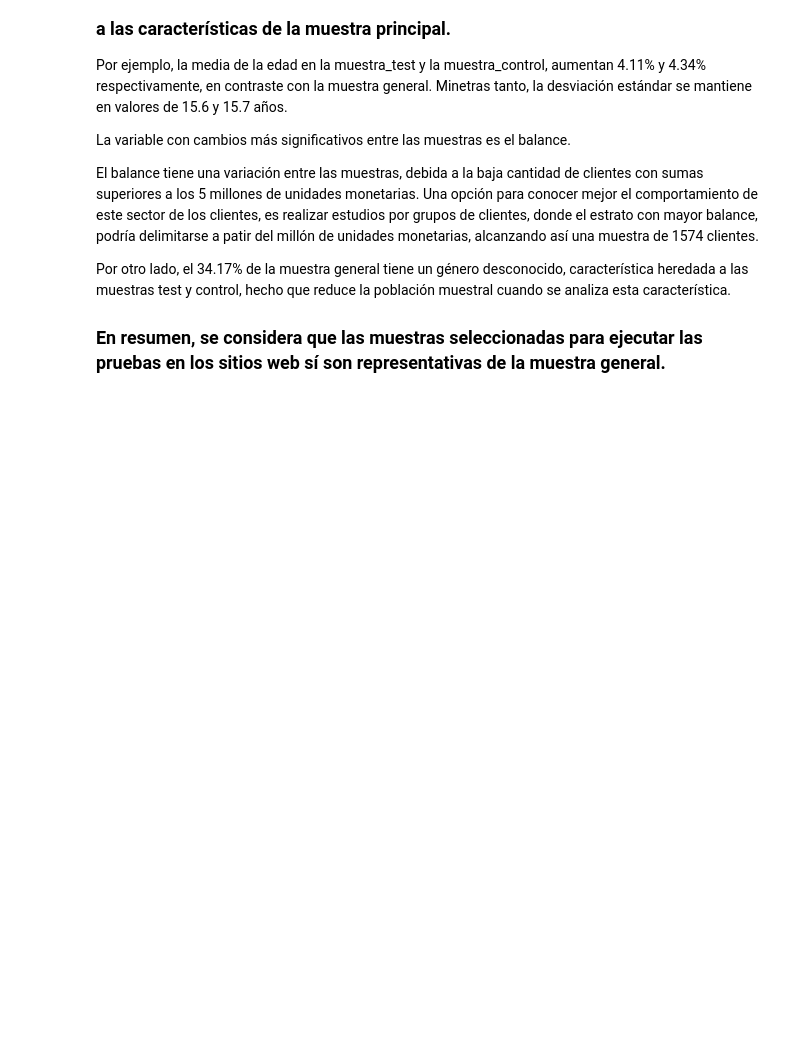
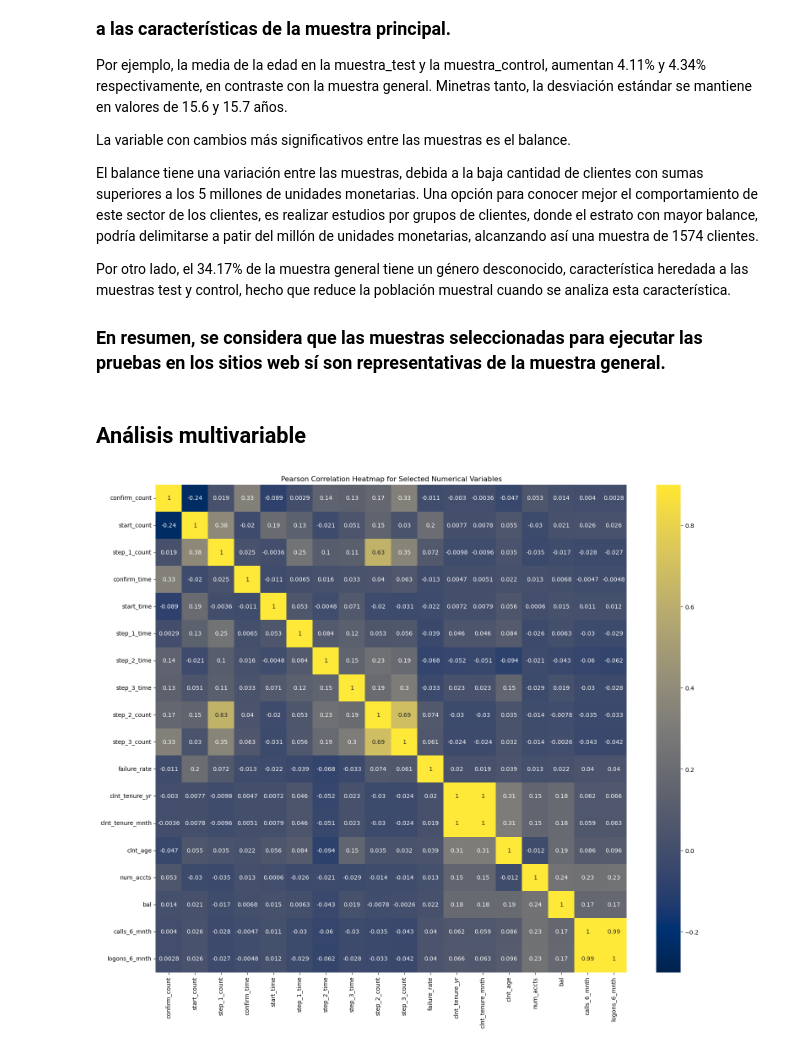
Before and after one commit to estcr/IH-Bank, a Jupyter notebook: main_gerardo.ipynb, the cells around one changed output. Cells and saved outputs as stored; diff of their text form; code cells hidden in the pictures; blank space fills up the shorter version.

```diff
--- a/main_gerardo.ipynb
+++ b/main_gerardo.ipynb
@@ -375,3 +375,10 @@ El balance tiene una variación entre las muestras, debida a la baja cantidad de
 Por otro lado, el 34.17% de la muestra general tiene un género desconocido, característica heredada a las muestras test y control, hecho que reduce la población muestral cuando se analiza esta característica.
 
 ### En resumen, se considera que las muestras seleccionadas para ejecutar las pruebas en los sitios web sí son representativas de la muestra general.
+# %% [markdown]
+## Análisis multivariable
+# %%
+#MAPA DE CORRELACIÓN LINEAL ENTRE VARIABLES DE MUESTRA TEST
+f.corr_map_pearson(df_test_num,-0.3,0.9)
+# %% [output]
+[figure, added]
```
Also changed, not shown: parts of 5 cells of this notebook, 1 other file.
